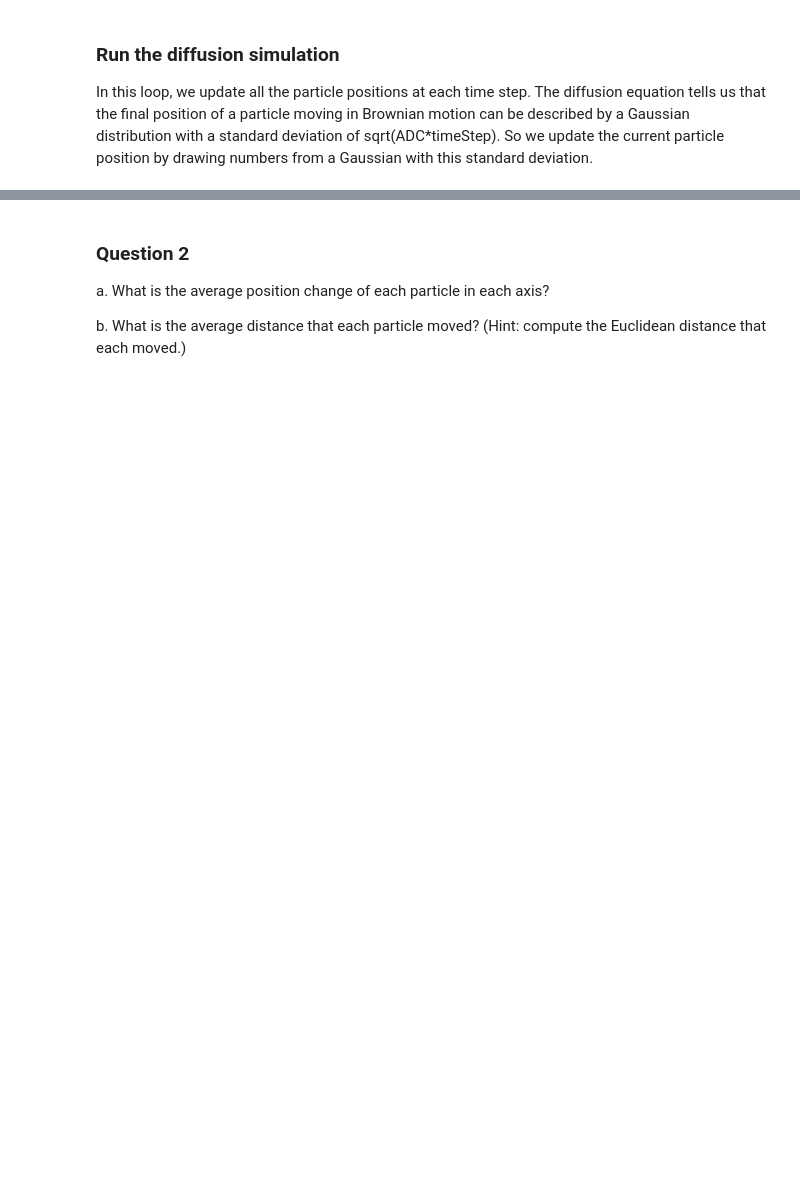
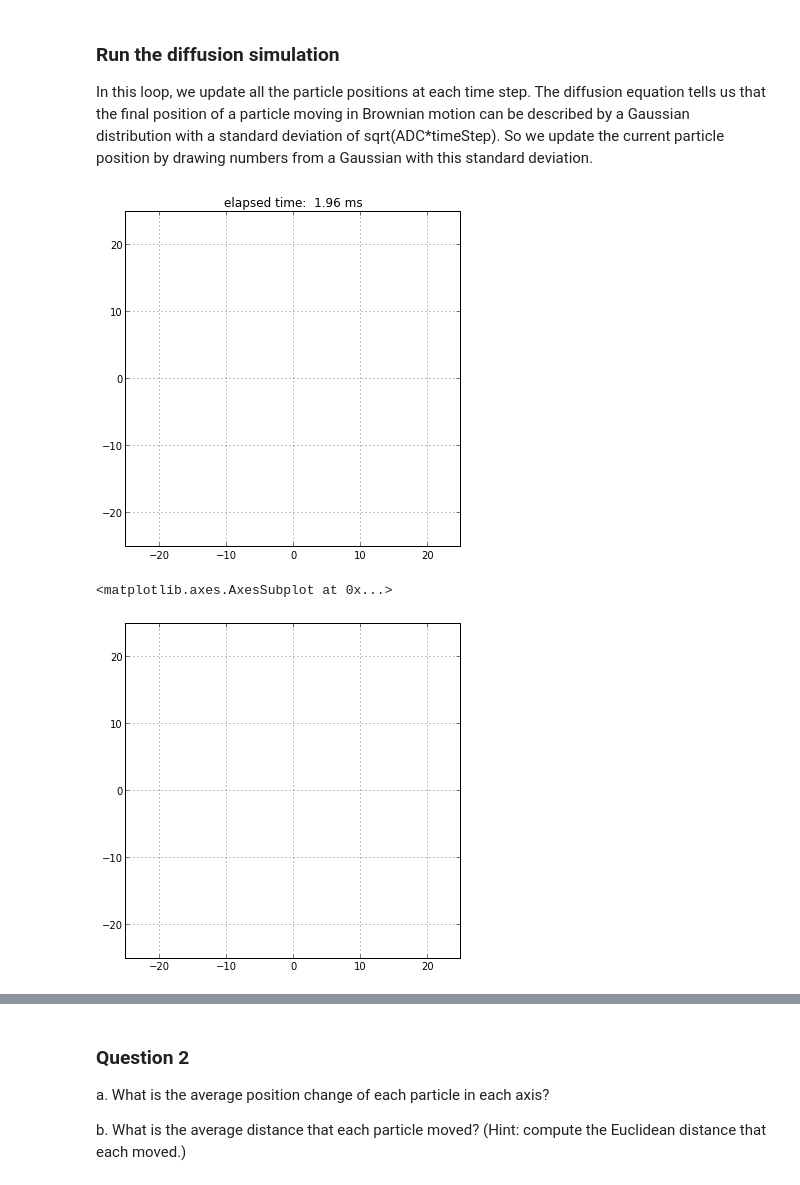
Before and after one commit to cni/psych204a, a Jupyter notebook: mrDiffusion.ipynb, the cells around one changed output, grey strips where cells are left out. Cells and saved outputs as stored; diff of their text form; code cells hidden in the pictures; blank space fills up the shorter version.

```diff
--- a/mrDiffusion.ipynb
+++ b/mrDiffusion.ipynb
@@ -142,6 +151,69 @@ if barrierSpacing > 0:
 ### Run the diffusion simulation
 
 In this loop, we update all the particle positions at each time step. The diffusion equation tells us that the final position of a particle moving in Brownian motion can be described by a Gaussian distribution with a standard deviation of sqrt(ADC*timeStep). So we update the current particle position by drawing numbers from a Gaussian with this standard deviation.
+# %%
+import time, sys
+from IPython.core.display import clear_output
+
+f, ax = subplots(1, 1, figsize=(6, 6))
+axLims = [-voxelSize/2, voxelSize/2]
+ax.set_xlabel('X position $(\mu m)$')
+ax.set_ylabel('Y position $(\mu m)$')
+ax.set_xlim(axLims[0],axLims[1])
+ax.set_ylim(axLims[0],axLims[1])
+#ax.axis('equal')
+
+#axis([-voxelSize/2,voxelSize/2,-voxelSize/2,voxelSize/2]
+#set(gca,'ALimMode','manual','XTick',[axLims(1):10:axLims(end)],'YTick',[axLims(1):10:axLims(end)])
+
+# Place some particles randomly distributed in the volume
+xy = random.rand(2,numParticles) * voxelSize - voxelSize/2.
+start_xy = xy
+
+particleColor = [((xy[0,p] - axLims[0]) / axScale, (xy[1,p] - axLims[0]) / axScale, .5) for p in range(numParticles)]
+
+compartments = unique(floor(xy[1,:] / barrierSpacing))
+if barrierSpacing > 0:
+    for c in range(compartments.size):
+        ax.hlines(compartments[c]*barrierSpacing, axLims[0], axLims[1], linewidth=4, colors=[.7, .7, .8], linestyles='solid')
+
+particle = []
+for p in range(numParticles):
+    particle.append(Circle(xy[:,p], 0.3, color=particleColor[p]))
+    ax.add_artist(particle[p])
+
+total_time = 0
+for t_i in xrange(nTimeSteps):
+    dxy = randn(2,numParticles) * sqrt(2 * ADC * time_step)
+    new_xy = xy + dxy
+    if barrierSpacing>0:
+        curCompartment = floor(xy[1,:]/barrierSpacing)
+        newCompartment = floor(new_xy[1,:]/barrierSpacing)
+        for p in xrange(newCompartment.size):
+            if newCompartment[p]!=curCompartment[p]:
+                # approximate particles reflecting off the impermeable barrier
+                new_xy[1,p] = xy[1,p]
+    xy = new_xy
+
+    # Draw the particles in their new positions:
+    for p in xrange(numParticles):
+        particle[p].center = xy[:,p]
+    f.canvas.draw()
+
+    # To avoid biasing our ADC estimates with edge effects, we allow
+    # particles to move outside of our simulated voxel.
+    ax.set_title('elapsed time: %5.2f ms' % (time_step * t_i))
+    # Pause is specified in seconds, so the following will play the movie
+    # about 1000 times slower than reality.
+    time.sleep(time_step)
+    clear_output()
+    display(f,ax)
+    ax.cla()
+    total_time += time_step
+# %% [output]
+[figure, added]
+<matplotlib.axes.AxesSubplot at 0x...>
+[figure, added]
 # %%
 import time, sys
 from IPython.core.display import clear_output
```
Also changed, not shown: parts of 17 cells of this notebook.
